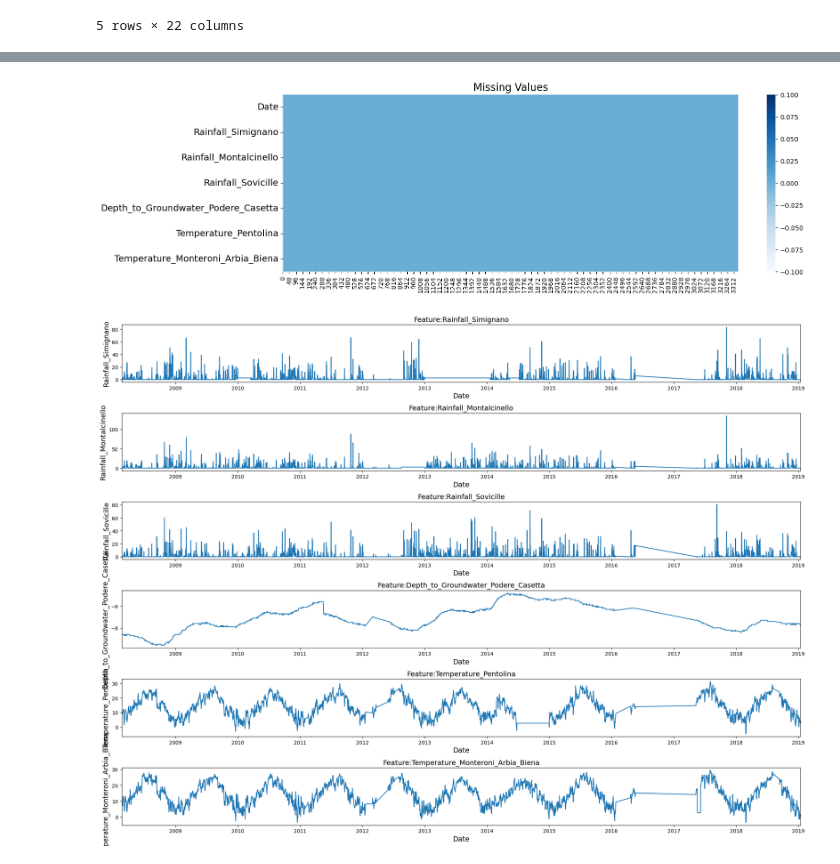
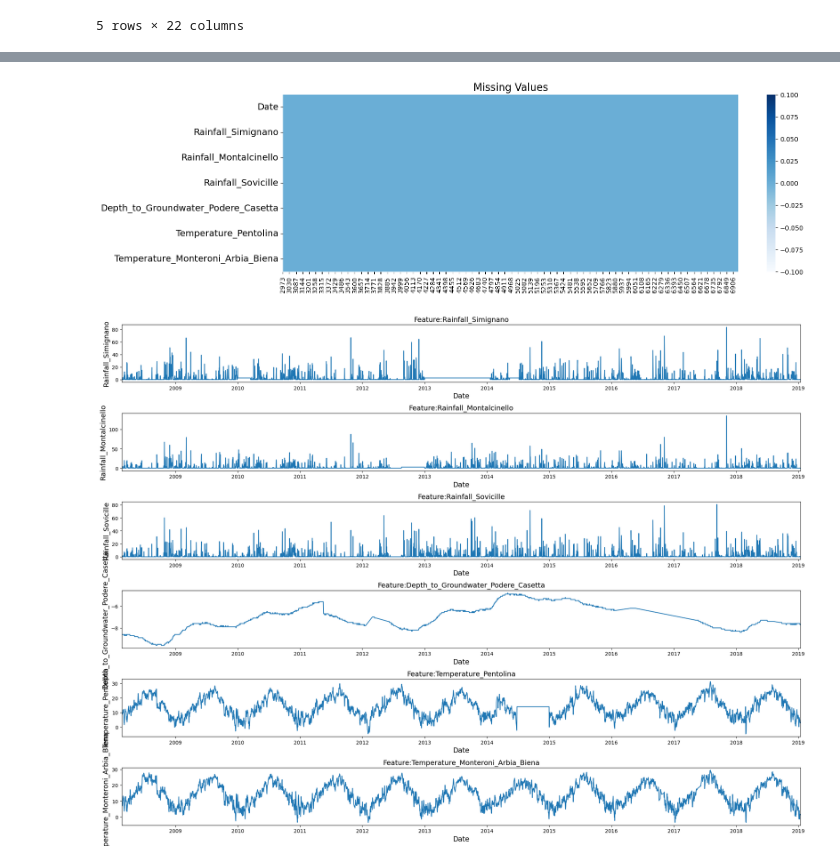
Before and after one commit to ZhouXiinlei/ml_WaterAnalytics, a Jupyter notebook: Aquifer_Luco_Process.ipynb, the cells around one changed output, grey strips where cells are left out. Drawn from its saved outputs; the diff is of its cells as text; code cells hidden in the pictures.

```diff
--- a/Aquifer_Luco_Process.ipynb
+++ b/Aquifer_Luco_Process.ipynb
@@ -36,7 +36,7 @@ df.head()
 5 rows × 22 columns
 # %%
 #Depth_to_Groundwater_Podere_Casetta数据在2008-02-21才开始出现，且前面的数据有大量缺失
-df1 = df[df.Depth_to_Groundwater_Podere_Casetta.notna()].reset_index(drop=True)
+df1 = df.drop(df.index[0:2973])
 df1.head()
 # %% [output]
 |  | Date | Rainfall_Simignano | Rainfall_Siena_Poggio_al_Vento | Rainfall_Mensano | Rainfall_Montalcinello | ... |
@@ -48,0 +65,4 @@ df1.head()
+# %%
+#后面还有缺失数据
+df1 = df1.drop(df.index[6951:])
+df1.head()
@@ -125,0 +156,30 @@ plt.show()
+# %%
+#使用四种不同的方式处理缺失值
+f, ax = plt.subplots(nrows=4, ncols=1, figsize=(15, 12))
+#插入0
+ax[0].plot(df1['Date'],df1['Rainfall_Simignano'].fillna(0),color='darkorange', label = 'modified')
+ax[0].plot(df1['Date'],df1['Rainfall_Simignano'].fillna(np.inf),color='dodgerblue', label = 'original')
+ax[0].set_title('Fill NaN with 0', fontsize=14)
+ax[0].set_ylabel(ylabel='Rainfall_Simignano', fontsize=14)
+#插入均值
+mean_drainage = df1['Rainfall_Simignano'].mean()
+ax[1].plot(df1['Date'],df1['Rainfall_Simignano'].fillna(mean_drainage),color='darkorange', label = 'modified')
+ax[1].plot(df1['Date'],df1['Rainfall_Simignano'].fillna(np.inf),color='dodgerblue', label = 'original')
+ax[1].set_title(f'Fill NaN with Mean Value ({mean_drainage:.0f})', fontsize=14)
+ax[1].set_ylabel(ylabel='Rainfall_Simignano', fontsize=14)
+#向前填充
+ax[2].plot(df1['Date'],df1['Rainfall_Simignano'].ffill(),color='darkorange', label = 'modified')
+ax[2].plot(df1['Date'],df1['Rainfall_Simignano'].fillna(np.inf),color='dodgerblue', label = 'original')
+ax[2].set_title(f'FFill', fontsize=14)
+ax[2].set_ylabel(ylabel='Rainfall_Simignano', fontsize=14)
+#线性插值
+ax[3].plot(df1['Date'],df1['Rainfall_Simignano'].interpolate(),color='darkorange', label = 'modified')
+ax[3].plot(df1['Date'],df1['Rainfall_Simignano'].fillna(np.inf),color='dodgerblue', label = 'original')
+ax[3].set_title(f'Interpolate', fontsize=14)
+ax[3].set_ylabel(ylabel='Rainfall_Simignano', fontsize=14)
+
+for i in range(4):
+    ax[i].set_xlim([date(2008, 2, 21), date(2019, 1, 13)])
+
+plt.tight_layout()
+plt.show()
@@ -126,8 +188,7 @@ plt.show()
 # %%
-df1['Temperature_Pentolina'] = df1['Temperature_Pentolina'].replace(0, np.nan)
-df1['Temperature_Monteroni_Arbia_Biena'] = df1['Temperature_Monteroni_Arbia_Biena'].replace(0, np.nan)
-df1['Temperature_Monteroni_Arbia_Biena'] = df1['Temperature_Monteroni_Arbia_Biena'].fillna(df1['Rainfall_Simignano'].mean())
-df1['Temperature_Pentolina'] = df1['Temperature_Pentolina'].fillna(df1['Rainfall_Simignano'].mean())
+df1['Temperature_Pentolina'] = df1['Temperature_Pentolina'].fillna(df1['Temperature_Pentolina'].mean())
+df1['Temperature_Monteroni_Arbia_Biena'] = df1['Temperature_Monteroni_Arbia_Biena'].interpolate()
+df1['Depth_to_Groundwater_Podere_Casetta'] = df1['Depth_to_Groundwater_Podere_Casetta'].interpolate()
 df1['Rainfall_Simignano'] = df1['Rainfall_Simignano'].fillna(df1['Rainfall_Simignano'].mean())
 df1['Rainfall_Montalcinello'] = df1['Rainfall_Montalcinello'].fillna(df1['Rainfall_Montalcinello'].mean())
 df1['Rainfall_Sovicille'] = df1['Rainfall_Sovicille'].fillna(df1['Rainfall_Sovicille'].mean())
@@ -141,19 +202,19 @@ for tick in ax.yaxis.get_major_ticks():
     tick.label.set_fontsize(14)
 plt.show()
 # %% [output]
-[figure, old version]
+[figure, new version]
 # %%
 f,ax = plt.subplots(nrows=6,ncols=1,figsize=(20,15))
 
 
 for i,column in enumerate(df1.drop('Date',axis=1).columns):
-    sns.lineplot(x=df1['Date'],y=df1[column].fillna(method='ffill'),ax=ax[i])
+    sns.lineplot(x=df1['Date'],y=df1[column],ax=ax[i])
     ax[i].set_title('Feature:{}'.format(column),fontsize=14)
     ax[i].set_ylabel(ylabel=column,fontsize=14)
     ax[i].set_xlabel(xlabel='Date',fontsize=14)
 
     ax[i].set_xlim([date(2008, 2, 21), date(2019, 1, 13)])
 
 plt.tight_layout()
 # %% [output]
-[figure, old version]
+[figure, new version]
```
Also changed, not shown: parts of 9 cells of this notebook.
